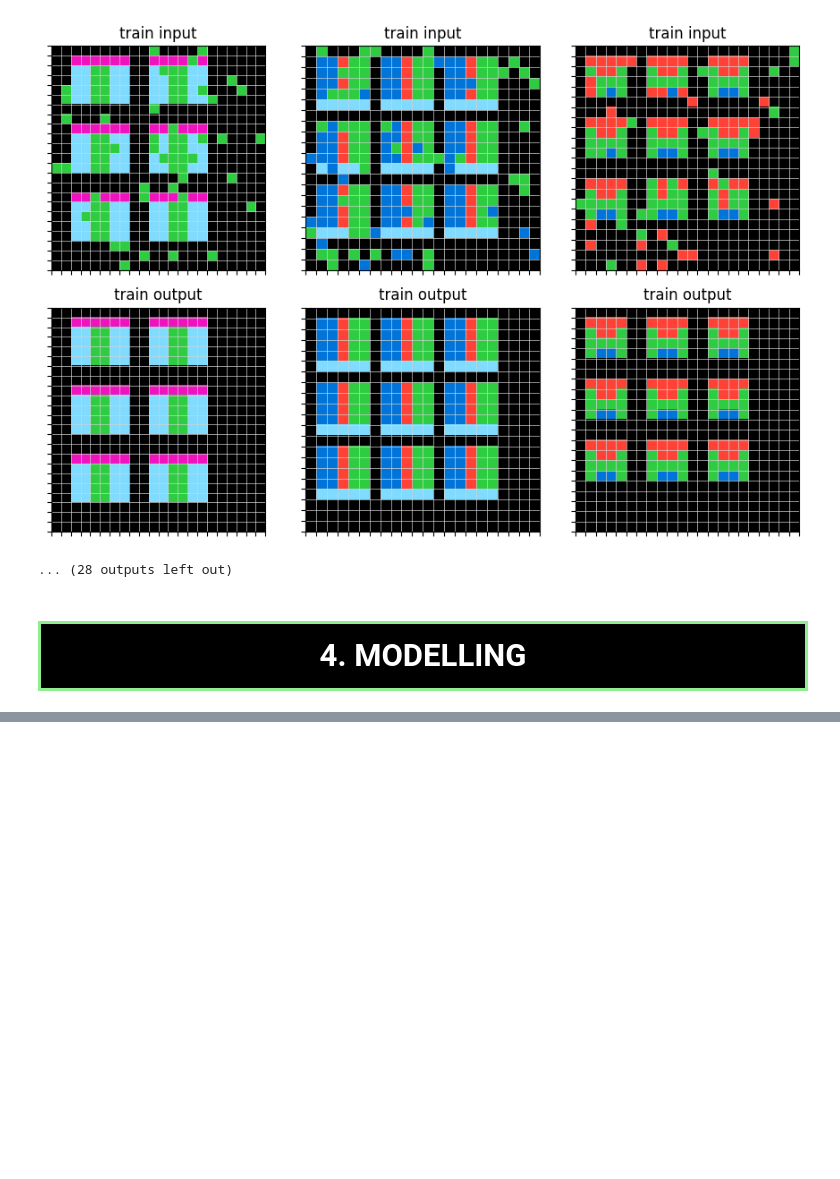
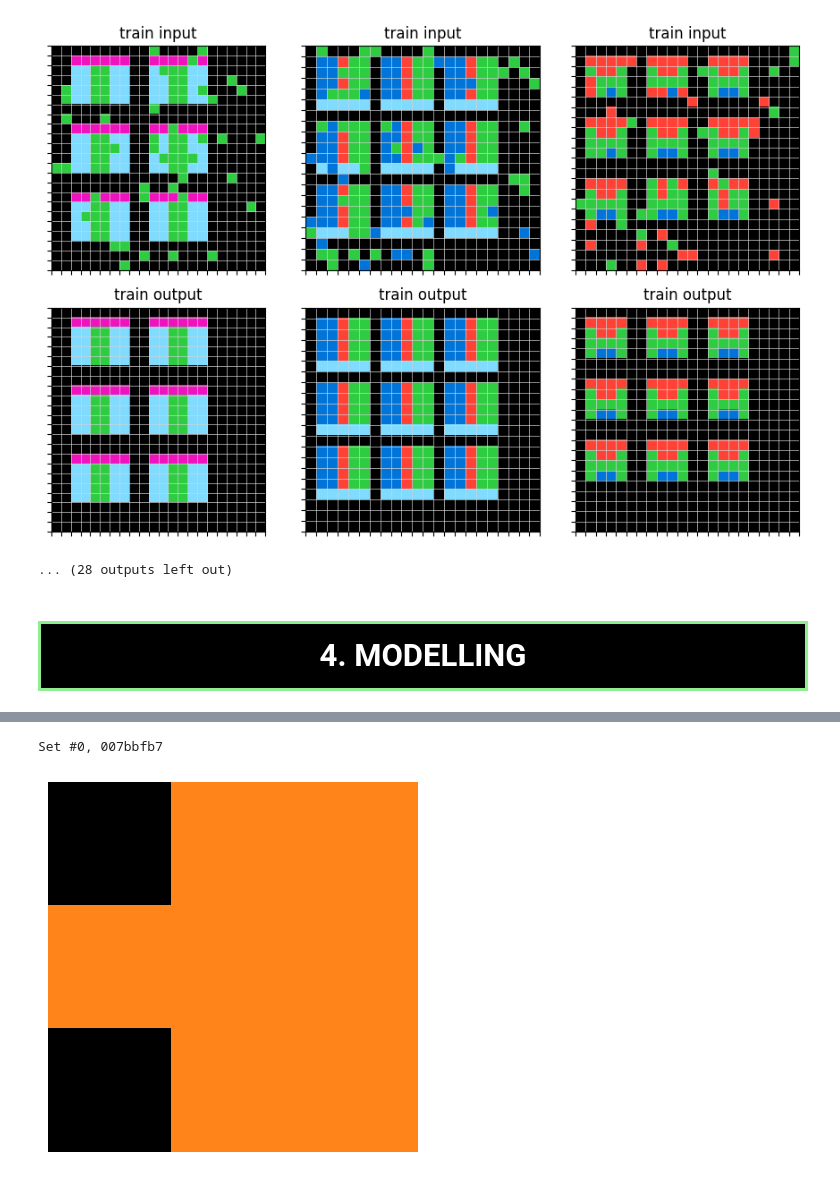
Before and after one commit to Korck-lab/labs, a Jupyter notebook: ARC-2024-Korck.ipynb, the cells around one changed output, grey strips where cells are left out. Saved outputs shown, nothing was run; the diff lists cells and outputs as text; code cells hidden in the pictures; blank space fills up the shorter version.

```diff
--- a/ARC-2024-Korck.ipynb
+++ b/ARC-2024-Korck.ipynb
@@ -288,0 +402,51 @@ As soon as)
+# %%
+import numpy as np
+from matplotlib import colors
+import matplotlib.pyplot as plt
+
+def create_rgb_array(input_output_matrix):
+#     print("Matrix:")
+#     print(input_output_matrix)
+
+    cmap = colors.ListedColormap(
+        ['#000000', '#0074D9','#FF4136','#2ECC40','#FFDC00',
+         '#AAAAAA', '#F012BE', '#FF851B', '#7FDBFF', '#870C25'])
+    norm = colors.Normalize(vmin=0, vmax=9)
+
+    normed_matrix = norm(input_output_matrix)
+    rgb_array = cmap(normed_matrix)
+    rgb_array = rgb_array[..., :3]
+
+#     print("RGB Array (Normalized):")
+#     print(rgb_array)
+
+    return rgb_array
+
+def get_rgb_task(task):
+    num_train = len(task['train'])
+    train_input_rgb = []
+    train_output_rgb = []
+
+    for i in range(num_train):
+        input_matrix = task['train'][i]['input']
+        output_matrix = task['train'][i]['output']
+
+        train_input_rgb.append(create_rgb_array(input_matrix))
+        train_output_rgb.append(create_rgb_array(output_matrix))
+
+    return train_input_rgb, train_output_rgb
+
+def display_with_matplotlib(rgb_array):
+    plt.imshow(rgb_array)
+    plt.axis('off')
+    plt.show()
+
+t = list(training_challenges)[0]
+task = training_challenges[t]
+print(f'Set #{0}, {t}')
+# plot_task(task)
+train_input_rgb, train_output_rgb = get_rgb_task(task)
+display_with_matplotlib(train_input_rgb[0])
+# %% [output]
+Set #0, 007bbfb7
+[figure, added]
```
Also changed, not shown: parts of 18 cells of this notebook.
